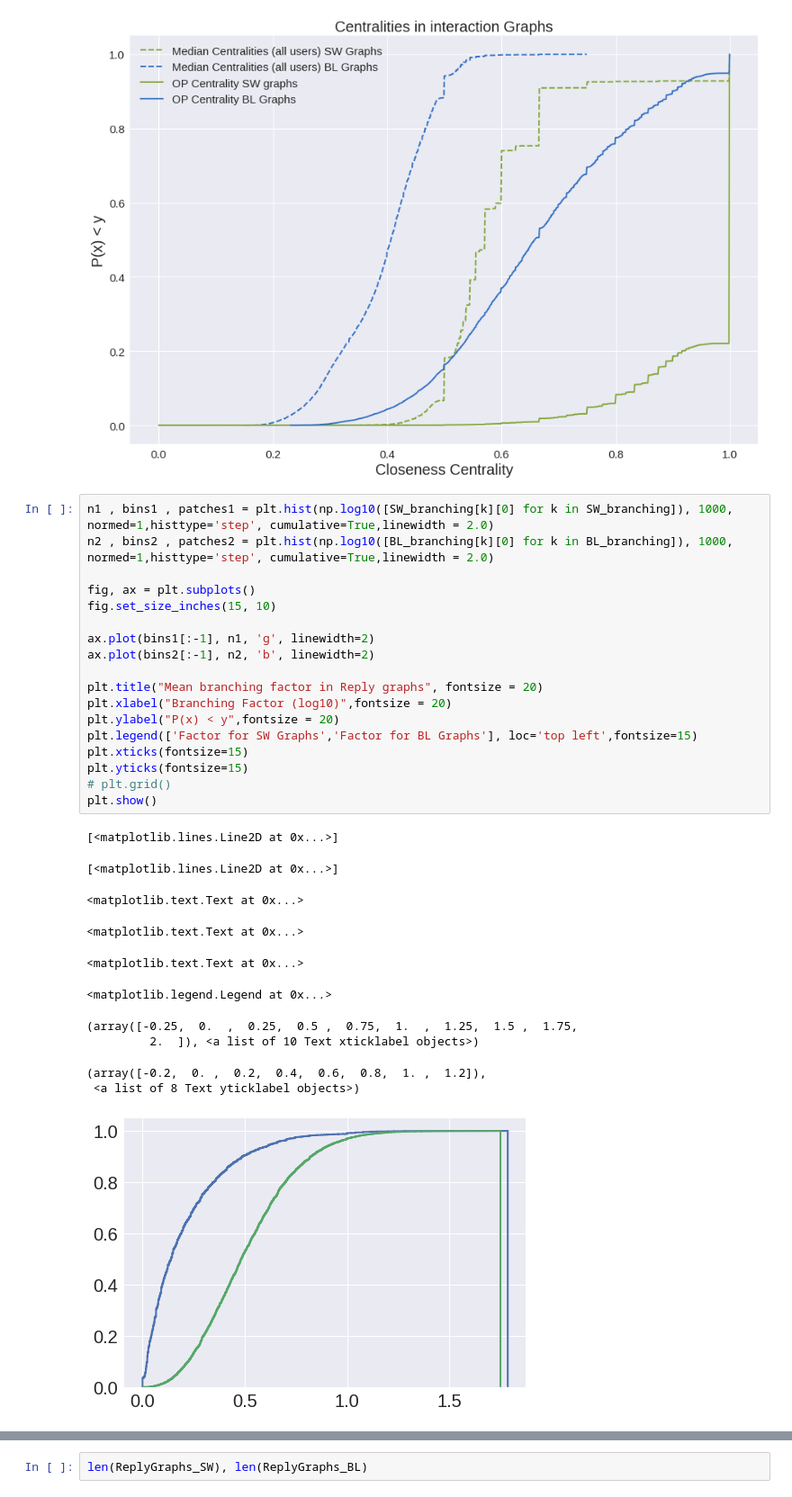
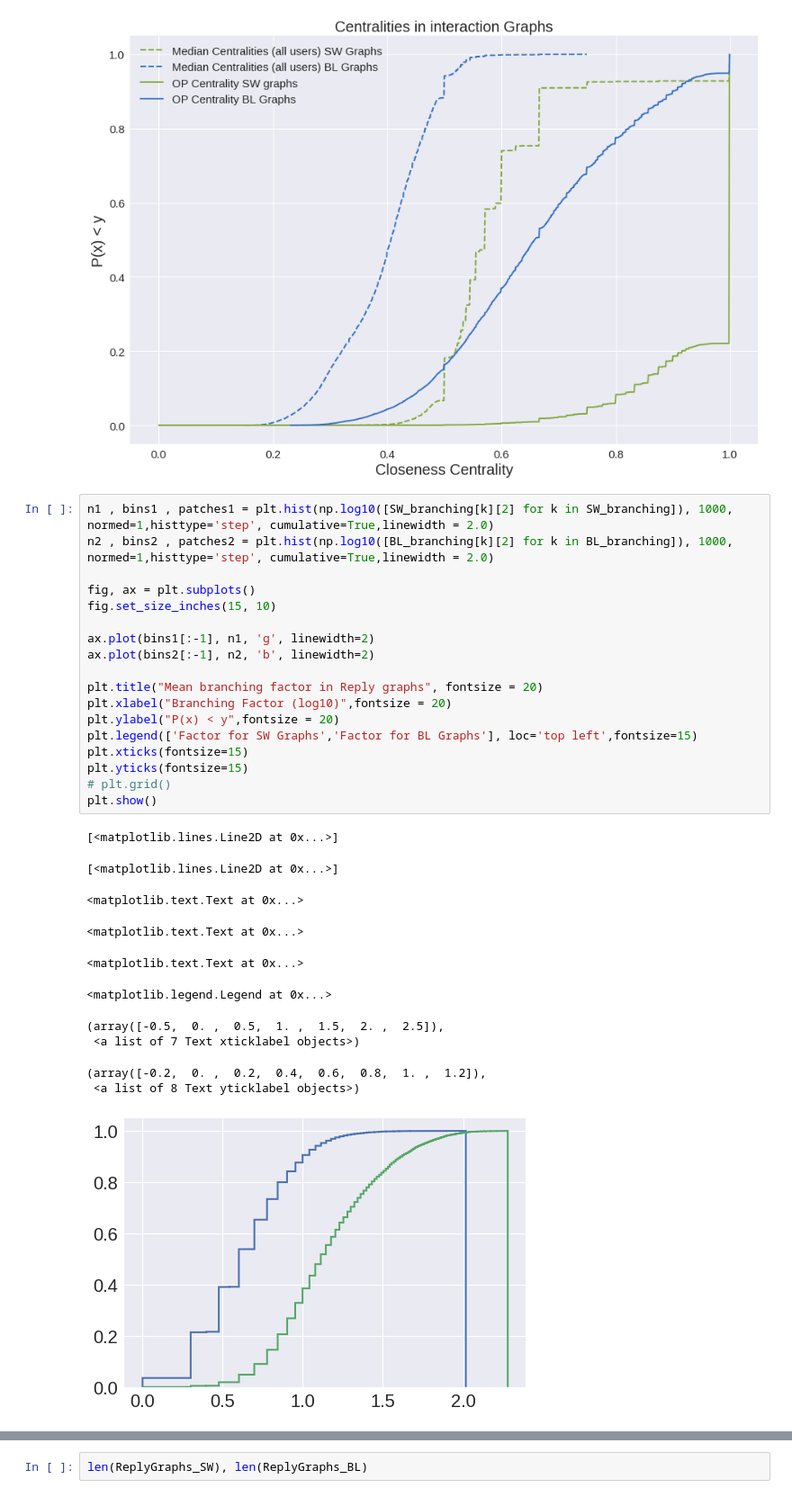
Before and after one commit to sagarjoglekar/redditTools, a Jupyter notebook: Notebooks/GraphAnalysis.ipynb, the cells around one changed output, grey strips where cells are left out. Shown at 90% size. Saved outputs shown, nothing was run; the diff lists cells and outputs as text.

```diff
--- a/Notebooks/GraphAnalysis.ipynb
+++ b/Notebooks/GraphAnalysis.ipynb
@@ -705,32 +724,32 @@ plt.show()
 [figure]
 [figure]
 # %%
-n1 , bins1 , patches1 = plt.hist(np.log10([SW_branching[k][0] for k in SW_branching]), 1000, normed=1,histtype='step', cumulative=True,linewidth = 2.0)
-n2 , bins2 , patches2 = plt.hist(np.log10([BL_branching[k][0] for k in BL_branching]), 1000, normed=1,histtype='step', cumulative=True,linewidth = 2.0)
+n1 , bins1 , patches1 = plt.hist(np.log10([SW_branching[k][2] for k in SW_branching]), 1000, normed=1,histtype='step', cumulative=True,linewidth = 2.0)
+n2 , bins2 , patches2 = plt.hist(np.log10([BL_branching[k][2] for k in BL_branching]), 1000, normed=1,histtype='step', cumulative=True,linewidth = 2.0)
 
 fig, ax = plt.subplots()
 fig.set_size_inches(15, 10)
 
 ax.plot(bins1[:-1], n1, 'g', linewidth=2)
 ax.plot(bins2[:-1], n2, 'b', linewidth=2)
 
 plt.title("Mean branching factor in Reply graphs", fontsize = 20)
 plt.xlabel("Branching Factor (log10)",fontsize = 20)
 plt.ylabel("P(x) < y",fontsize = 20)
 plt.legend(['Factor for SW Graphs','Factor for BL Graphs'], loc='top left',fontsize=15)
 plt.xticks(fontsize=15)
 plt.yticks(fontsize=15)
 # plt.grid()
 plt.show()
 # %% [output]
 [<matplotlib.lines.Line2D at 0x...>]
 [<matplotlib.lines.Line2D at 0x...>]
 <matplotlib.text.Text at 0x...>
 <matplotlib.text.Text at 0x...>
 <matplotlib.text.Text at 0x...>
 <matplotlib.legend.Legend at 0x...>
-(array([-0.25,  0.  ,  0.25,  0.5 ,  0.75,  1.  ,  1.25,  1.5 ,  1.75,
-         2.  ]), <a list of 10 Text xticklabel objects>)
+(array([-0.5,  0. ,  0.5,  1. ,  1.5,  2. ,  2.5]),
+ <a list of 7 Text xticklabel objects>)
 (array([-0.2,  0. ,  0.2,  0.4,  0.6,  0.8,  1. ,  1.2]),
  <a list of 8 Text yticklabel objects>)
-[figure, old version]
+[figure, new version]
```
Also changed, not shown: parts of 43 cells of this notebook, 1 other file.
